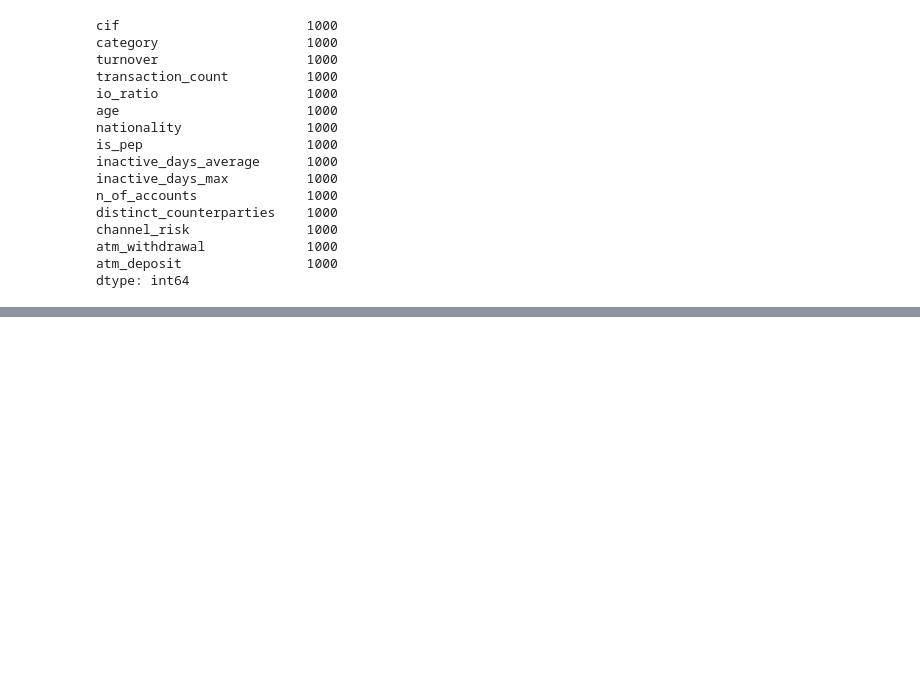
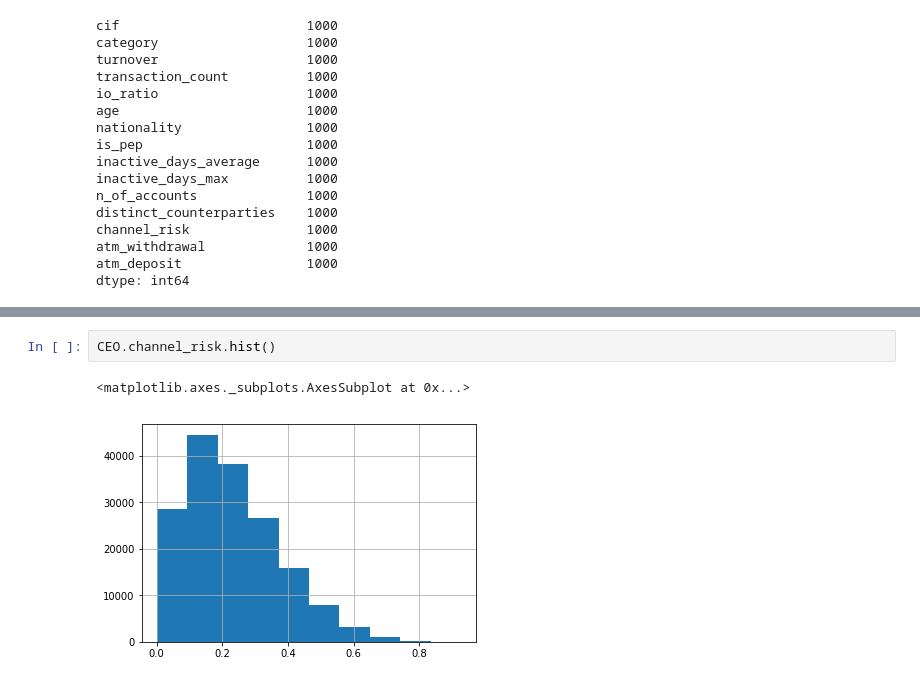
Before and after one commit to Lamiaka/hack-n-lead-2019, a Jupyter notebook: Exploration/Exploration_LK.ipynb, the cells around one changed output, grey strips where cells are left out. Drawn from its saved outputs; the diff is of its cells as text; blank space fills up the shorter version.

```diff
--- a/Exploration/Exploration_LK.ipynb
+++ b/Exploration/Exploration_LK.ipynb
@@ -149,0 +227,5 @@ dtype: int64
+# %%
+CEO.channel_risk.hist()
+# %% [output]
+<matplotlib.axes._subplots.AxesSubplot at 0x...>
+[figure, added]
```
Also changed, not shown: parts of 14 cells of this notebook.
